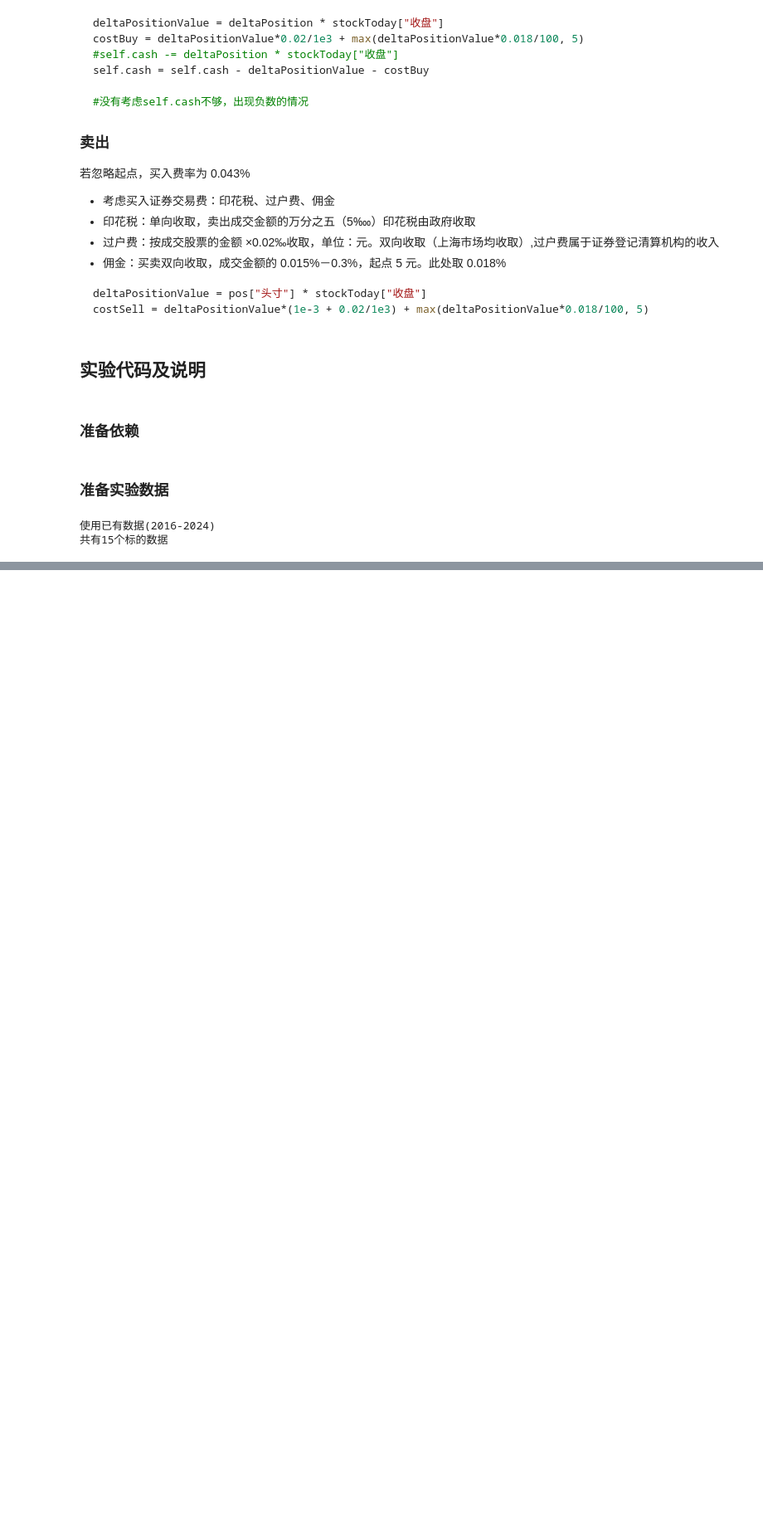
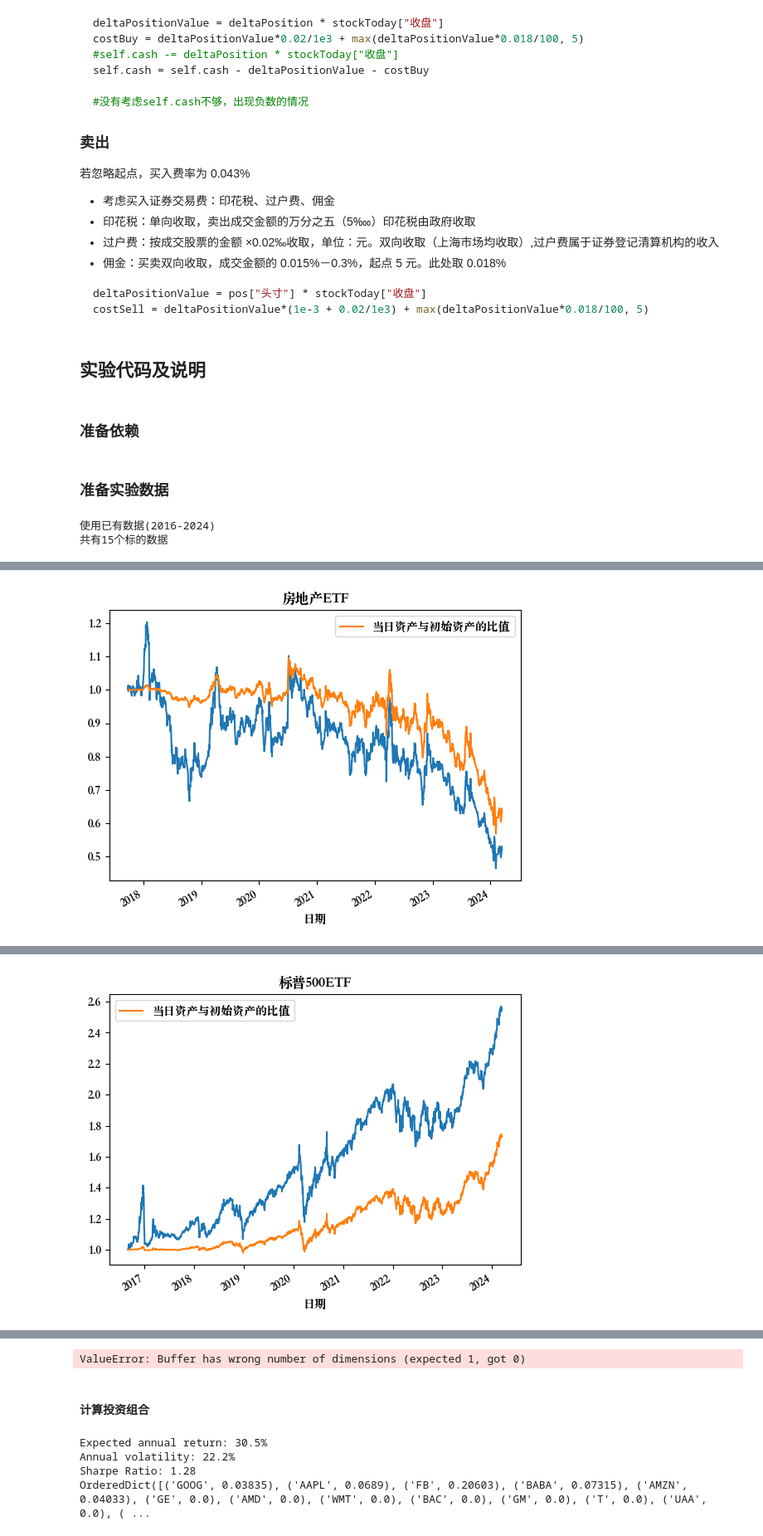
Before and after one commit to TheVeryDarkness/cs410, a Jupyter notebook: 1/1.ipynb, the cells around one changed output, grey strips where cells are left out. Shown: that part at 83% size. Cells and saved outputs as stored; diff of their text form; code cells hidden in the pictures; blank space fills up the shorter version.

```diff
--- a/1/1.ipynb
+++ b/1/1.ipynb
@@ -234,4 +167,0 @@ def calc(stockNameCode: tuple[str, str]):
-# %%
-for i in range(len(stockNameCodes)):
-    calc(stockNameCodes[i])
-    plt.show()
@@ -347,0 +253,6 @@ Final: 938690.29 + 106.78 = 938797.07
+# %%
+# 以房地产 ETF、标普 500 ETF 和纳指 ETF 为例
+for i in [0, 12, 13]:
+    calc(stockNameCodes[i], datetime.timedelta(days=90))
+    plt.show()
+# %% [output]
@@ -347,0 +276 @@ Final: 938690.29 + 106.78 = 938797.07
+[figure, added]
@@ -347,0 +294 @@ Final: 938690.29 + 106.78 = 938797.07
+[figure, added]
@@ -347,0 +333,45 @@ Final: 938690.29 + 106.78 = 938797.07
+# %%
+# ax = plt.axes(title='不同投资周期下对不同标的进行投资得到的资产比例')
+table: list[pd.DataFrame] = []
+for i, l in enumerate(res):
+    # l.plot(ax=ax, x='投资周期', y='资产比例', label=stockNameCodes[i][1])
+    d = {'标的': stockNameCodes[i][1], }
+    for j, delta in enumerate(deltas):
+        d[delta.days] = l.iloc[j, 3]
+    table.append(pd.DataFrame.from_dict(d, orient='index').T)
+# plt.show()
+
+# for i, l in enumerate(res):
+#     l.style.format(precision=3)
+t = pd.concat(table)
+t.style.format(precision=3)
+# %% [output]
+ValueError: Buffer has wrong number of dimensions (expected 1, got 0)
+# %% [markdown]
+#### 计算投资组合
+# %%
+from pypfopt.efficient_frontier import EfficientFrontier
+from pypfopt import risk_models
+from pypfopt import expected_returns
+
+# https://pyportfolioopt.readthedocs.io/en/latest/
+
+# df = allStockDaily["512200"]
+df = pd.read_csv("../PyPortfolioOpt/tests/resources/stock_prices.csv",
+                 parse_dates=True, index_col="date")
+
+# Calculate expected returns and sample covariance
+mu = expected_returns.mean_historical_return(df)
+S = risk_models.sample_cov(df)
+
+# Optimize for maximal Sharpe ratio
+ef = EfficientFrontier(mu, S)
+w = ef.max_sharpe()
+ef.portfolio_performance(verbose=True)
+
+print(ef.clean_weights())
+# %% [output]
+Expected annual return: 30.5%
+Annual volatility: 22.2%
+Sharpe Ratio: 1.28
+OrderedDict([('GOOG', 0.03835), ('AAPL', 0.0689), ('FB', 0.20603), ('BABA', 0.07315), ('AMZN', 0.04033), ('GE', 0.0), ('AMD', 0.0), ('WMT', 0.0), ('BAC', 0.0), ('GM', 0.0), ('T', 0.0), ('UAA', 0.0), ( ...
```
Also changed, not shown: parts of 9 cells of this notebook.
